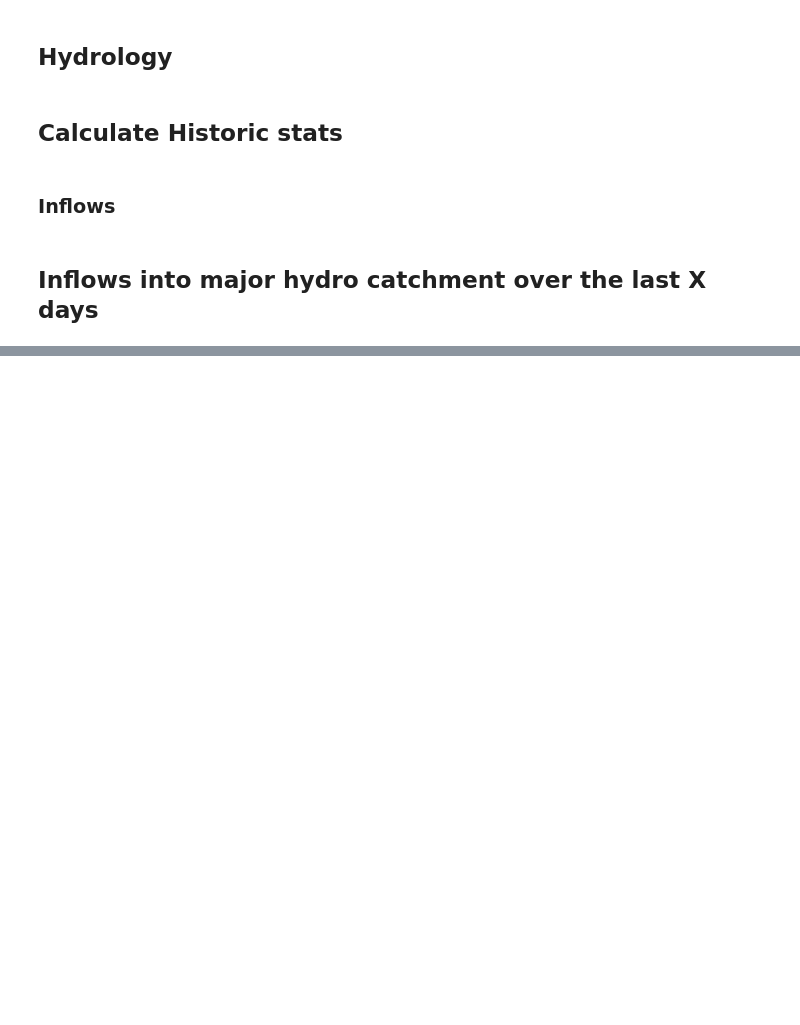
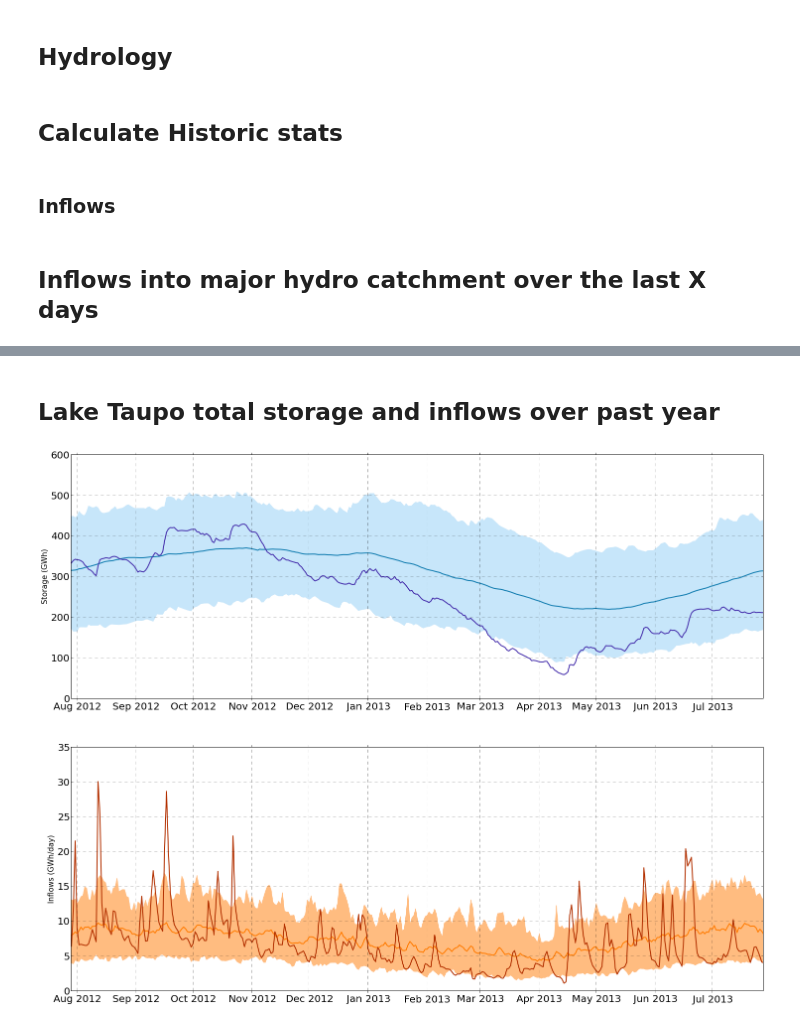
Before and after one commit to jcrabtree/reporting, a Jupyter notebook: hydrology.ipynb, the cells around one changed output, grey strips where cells are left out. Cells and saved outputs as stored; diff of their text form; code cells hidden in the pictures; blank space fills up the shorter version.

```diff
--- a/hydrology.ipynb
+++ b/hydrology.ipynb
@@ -91,0 +109,6 @@ x
+# %% [markdown]
+## Lake Taupo total storage and inflows over past year
+# %%
+hydrology_plot(Taupo)
+# %% [output]
+[figure, added]
```
Also changed, not shown: parts of 22 cells of this notebook.
